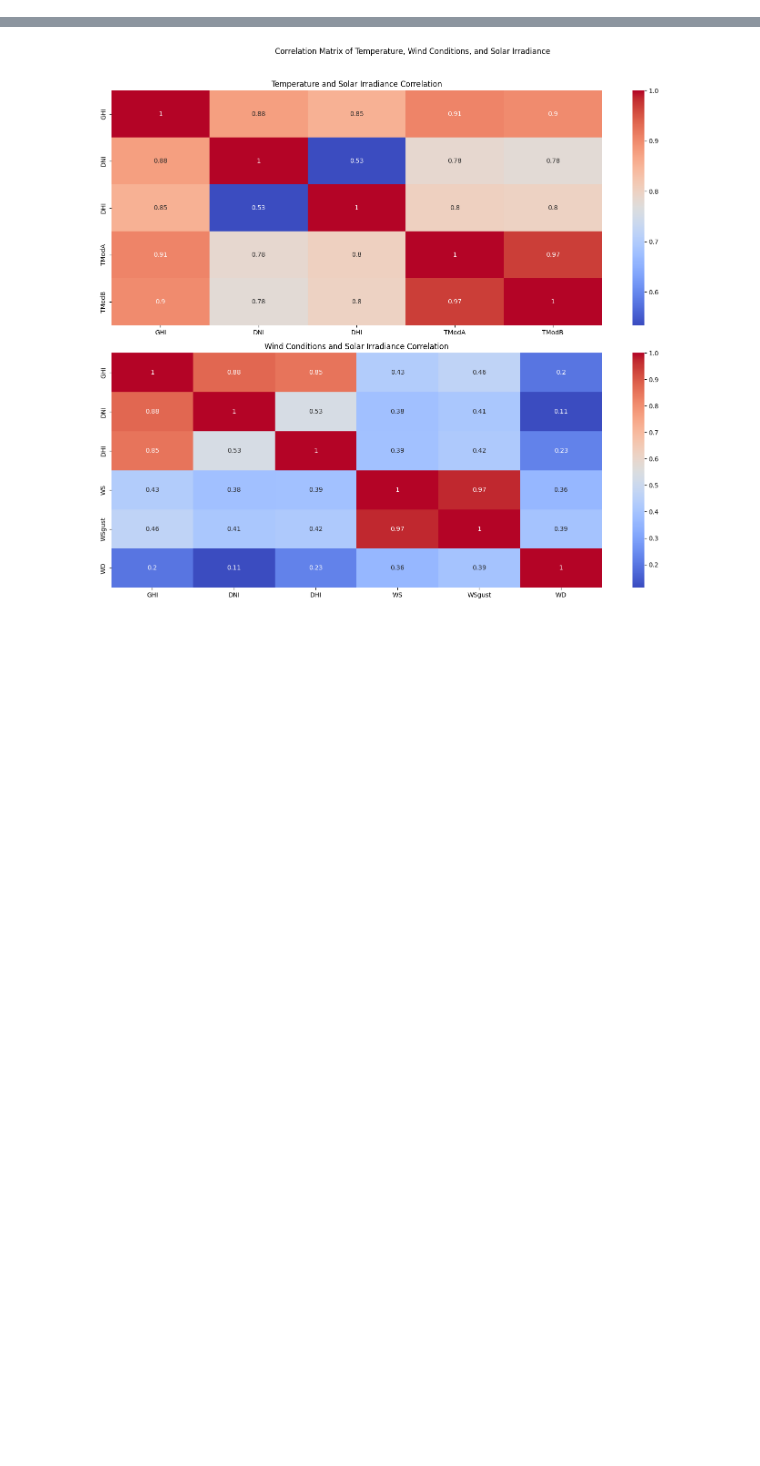
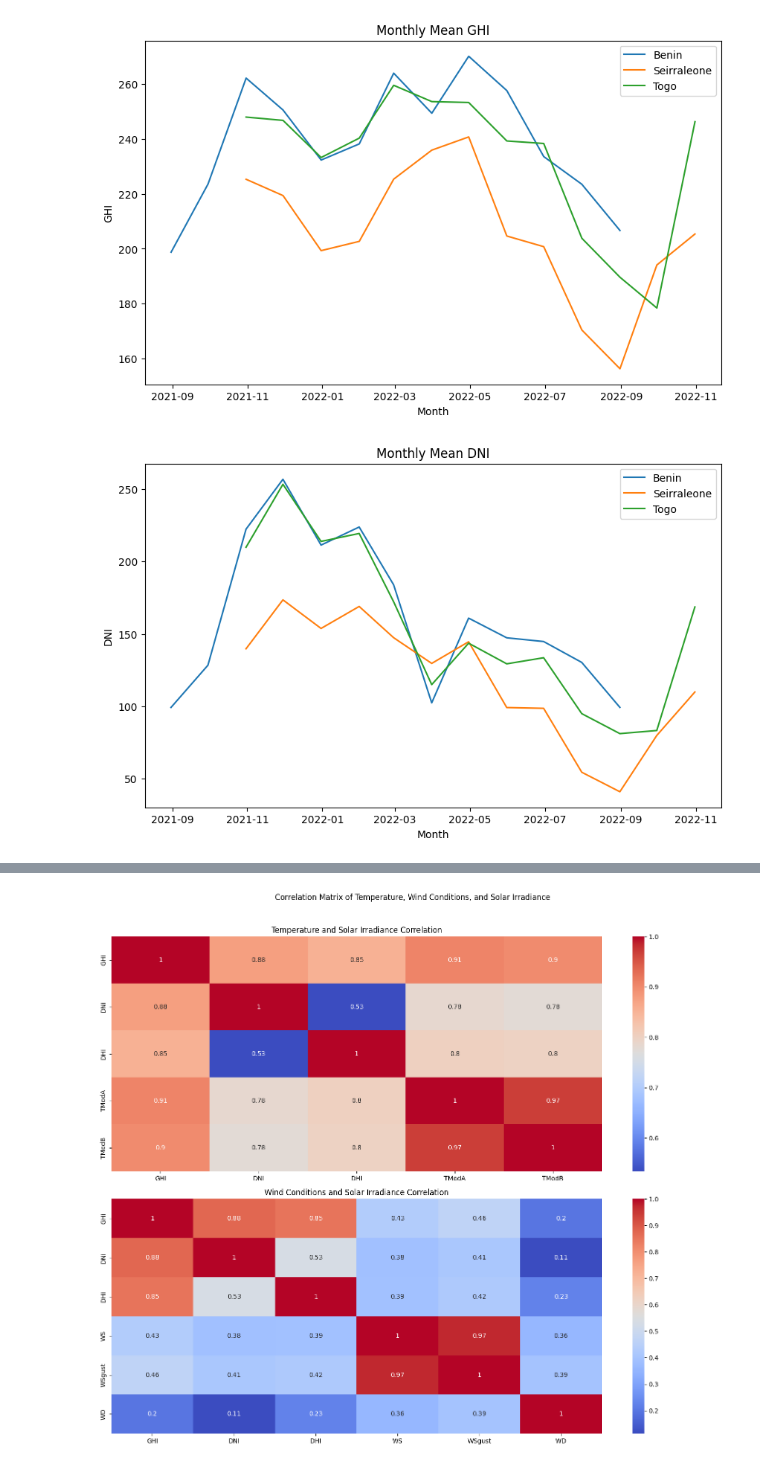
Before and after one commit to wolderufael/solar_raiation_EDA_week0, a Jupyter notebook: notebooks/EDA.ipynb, the cells around one changed output, grey strips where cells are left out. Saved outputs shown, nothing was run; the diff lists cells and outputs as text; code cells hidden in the pictures; blank space fills up the shorter version.

```diff
--- a/notebooks/EDA.ipynb
+++ b/notebooks/EDA.ipynb
@@ -67,0 +87,5 @@ plot_over_a_month(df_benin_cleaned,df_sierraleone_cleaned,df_togo_cleaned)
+# %%
+plot_monthly_mean(df_benin_cleaned,df_sierraleone_cleaned,df_togo_cleaned)
+# %% [output]
+[figure, added]
+[figure, added]
```
Also changed, not shown: parts of 11 cells of this notebook, 5 other files.
